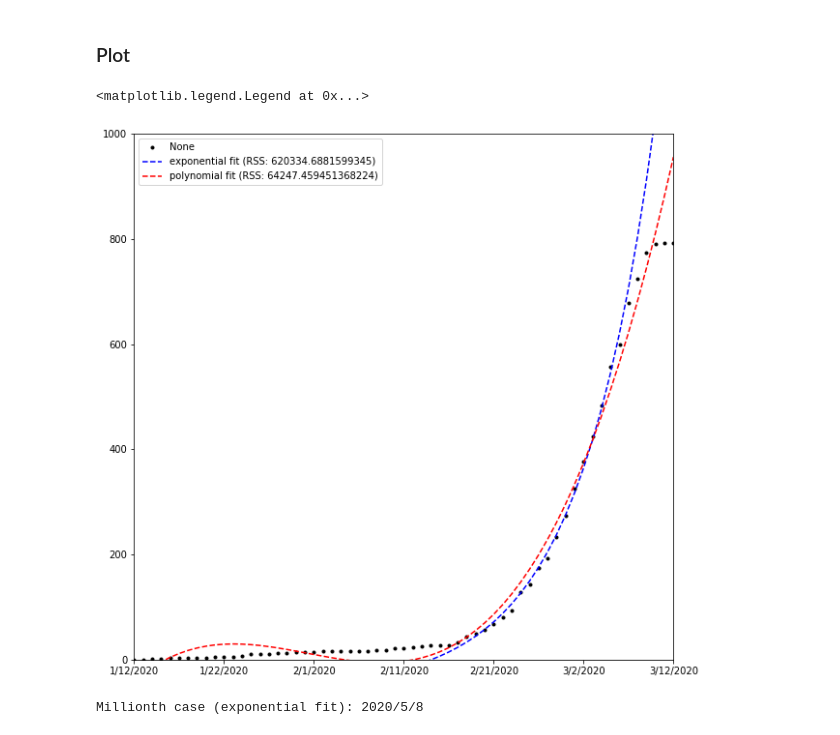
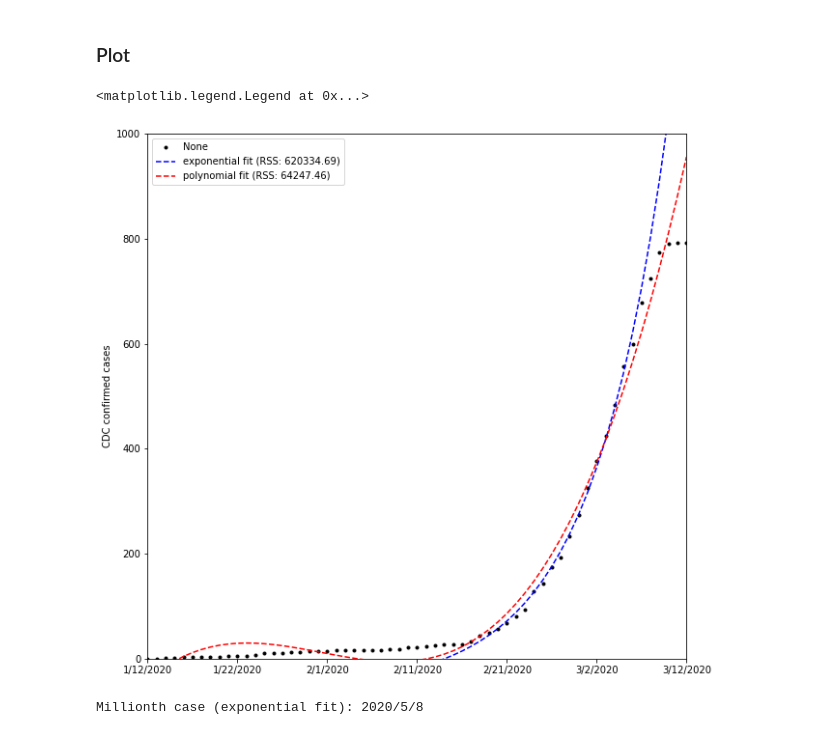
Before and after one commit to riemannzetagambit/random_coding, a Jupyter notebook: 2020-03-13_covid19_data.ipynb, the cells around one changed output. Cells and saved outputs as stored; diff of their text form; code cells hidden in the pictures.

Commit message:
added some labels

```diff
--- a/2020-03-13_covid19_data.ipynb
+++ b/2020-03-13_covid19_data.ipynb
@@ -64,18 +68,20 @@ def rss(y_exp: float, y_fitted: float) -> float:
 # %%
 f, a = plt.subplots(figsize=(10, 10))
 
 ser_cs.plot(style='.', color='black', ax=a)
 exp_y = list(map(lambda z: exp_func(z, *exp_params), x))
 poly_y = list(map(poly, x))
-a.plot(x, exp_y, '--', color='blue', label=f'exponential fit (RSS: {rss(y, exp_y)})')
-a.plot(x, poly_y, '--', color='red', label=f'polynomial fit (RSS: {rss(y, poly_y)})')
+a.plot(x, exp_y, '--', color='blue', label=f'exponential fit (RSS: {rss(y, exp_y):.2f})')
+a.plot(x, poly_y, '--', color='red', label=f'polynomial fit (RSS: {rss(y, poly_y):.2f})')
 
 
+a.set_ylabel('CDC-reported onset date')
+a.set_ylabel('CDC confirmed cases')
 a.set_ylim([0, 1000])
 a.legend()
 # %% [output]
 <matplotlib.legend.Legend at 0x...>
-[figure, old version]
+[figure, new version]
 # %%
 # modify to predict when we hit the million mark
 def exp_func_root(x, population_mark=1e6):
```
Also changed, not shown: parts of 5 cells of this notebook.
